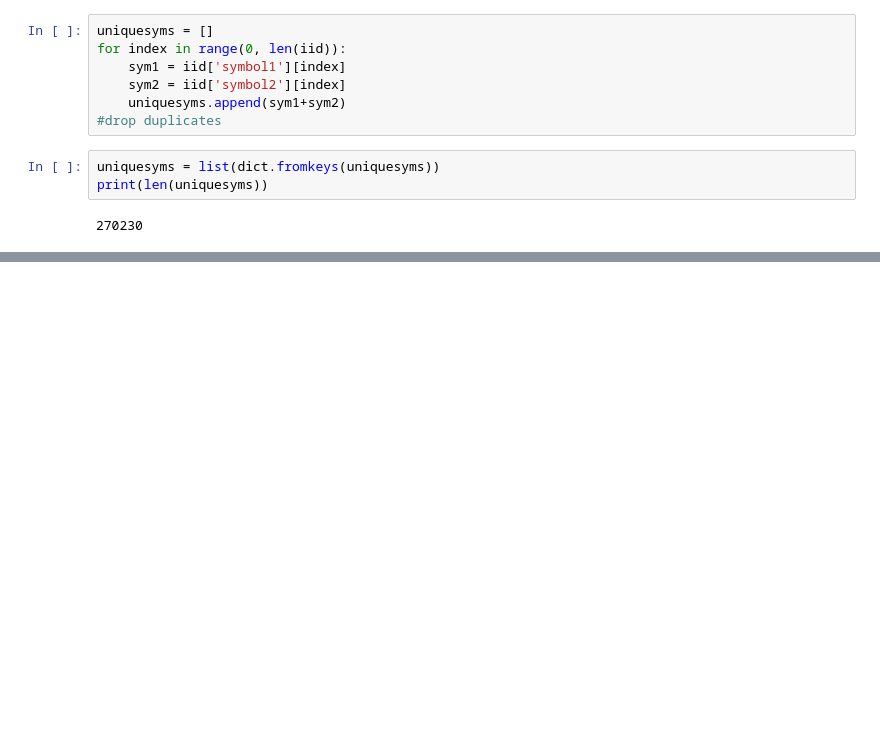
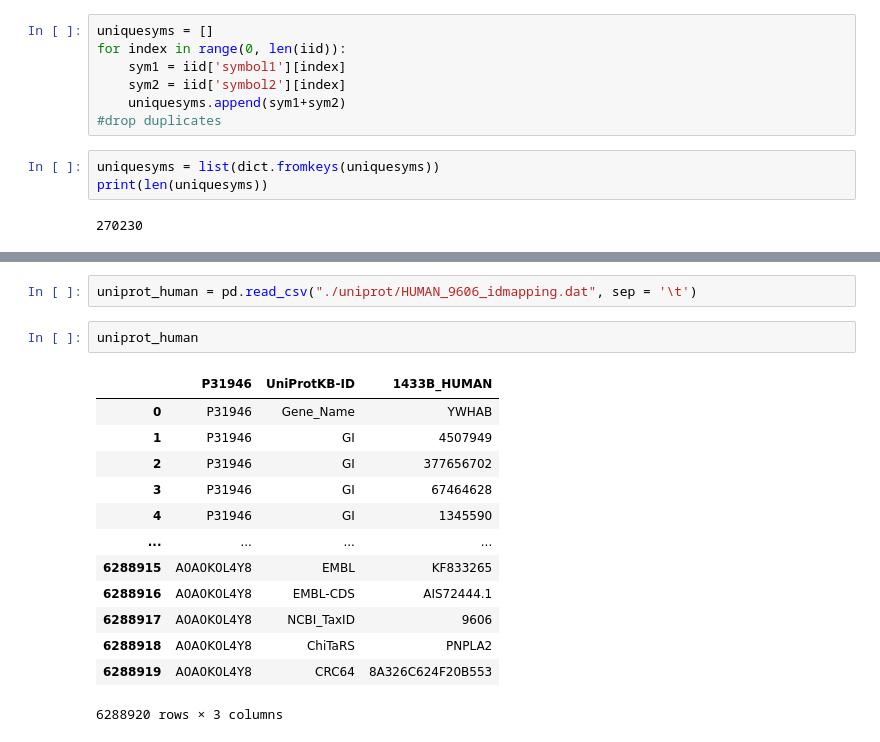
Before and after one commit to giuliacassara/Malignant-Mesothelioma, a Jupyter notebook: Analysis.ipynb, the cells around one changed output, grey strips where cells are left out. Drawn from its saved outputs; the diff is of its cells as text; blank space fills up the shorter version.

```diff
--- a/Analysis.ipynb
+++ b/Analysis.ipynb
@@ -647,0 +659,18 @@ print(len(uniquesyms))
+# %%
+uniprot_human = pd.read_csv("./uniprot/HUMAN_9606_idmapping.dat", sep = '\t')
+# %%
+uniprot_human
+# %% [output]
+|  | P31946 | UniProtKB-ID | 1433B_HUMAN |
+| 0 | P31946 | Gene_Name | YWHAB |
+| 1 | P31946 | GI | 4507949 |
+| 2 | P31946 | GI | 377656702 |
+| 3 | P31946 | GI | 67464628 |
+| 4 | P31946 | GI | 1345590 |
+| ... | ... | ... | ... |
+| 6288915 | A0A0K0L4Y8 | EMBL | KF833265 |
+| 6288916 | A0A0K0L4Y8 | EMBL-CDS | AIS72444.1 |
+| 6288917 | A0A0K0L4Y8 | NCBI_TaxID | 9606 |
+| 6288918 | A0A0K0L4Y8 | ChiTaRS | PNPLA2 |
+| 6288919 | A0A0K0L4Y8 | CRC64 | 8A326C624F20B553 |
+6288920 rows × 3 columns
```
Also changed, not shown: parts of 13 cells of this notebook, 1 other file.
